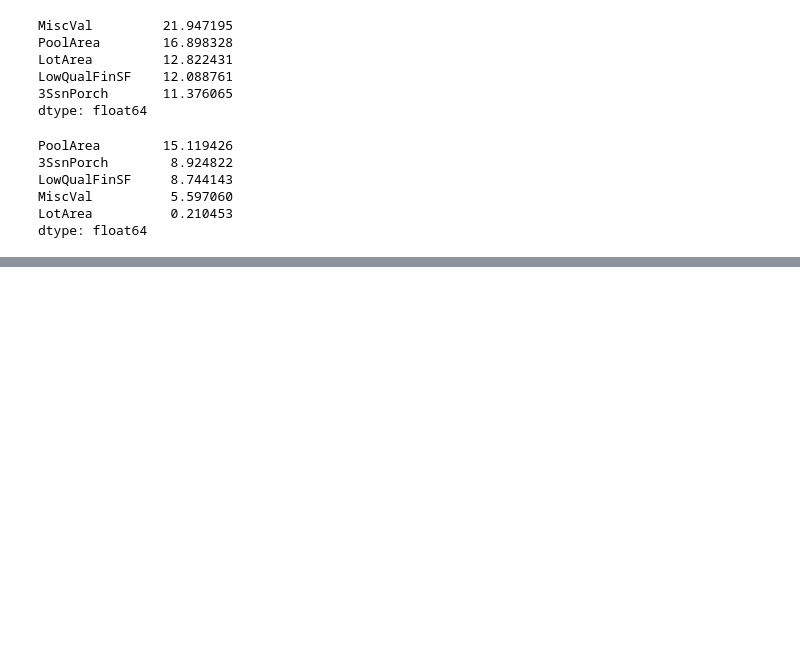
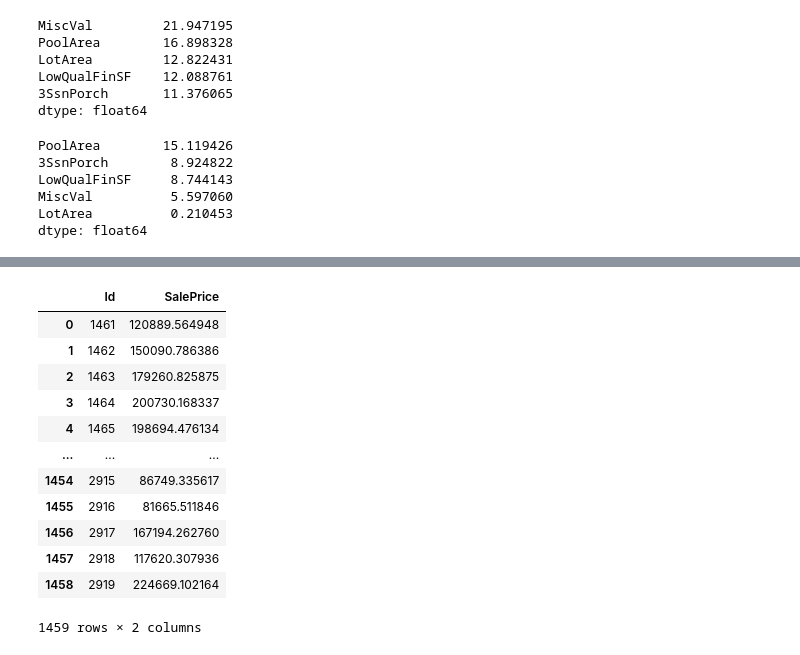
Before and after one commit to Elwing-Chou/MLDemo1216, a Jupyter notebook: house_price_linear.ipynb, the cells around one changed output, grey strips where cells are left out. Saved outputs shown, nothing was run; the diff lists cells and outputs as text; code cells hidden in the pictures; blank space fills up the shorter version.

```diff
--- a/house_price_linear.ipynb
+++ b/house_price_linear.ipynb
@@ -93,0 +127,24 @@ dtype: float64
+# %%
+pre = np.expm1(lasso.predict(x_test))
+result = pd.DataFrame({
+    "Id":test_df["Id"],
+    "SalePrice":pre
+})
+result.to_csv("house_lasso.csv",
+              encoding="utf-8",
+              index=False)
+result
+# %% [output]
+|  | Id | SalePrice |
+| 0 | 1461 | 120889.564948 |
+| 1 | 1462 | 150090.786386 |
+| 2 | 1463 | 179260.825875 |
+| 3 | 1464 | 200730.168337 |
+| 4 | 1465 | 198694.476134 |
+| ... | ... | ... |
+| 1454 | 2915 | 86749.335617 |
+| 1455 | 2916 | 81665.511846 |
+| 1456 | 2917 | 167194.262760 |
+| 1457 | 2918 | 117620.307936 |
+| 1458 | 2919 | 224669.102164 |
+1459 rows × 2 columns
```
Also changed, not shown: parts of 2 cells of this notebook.
